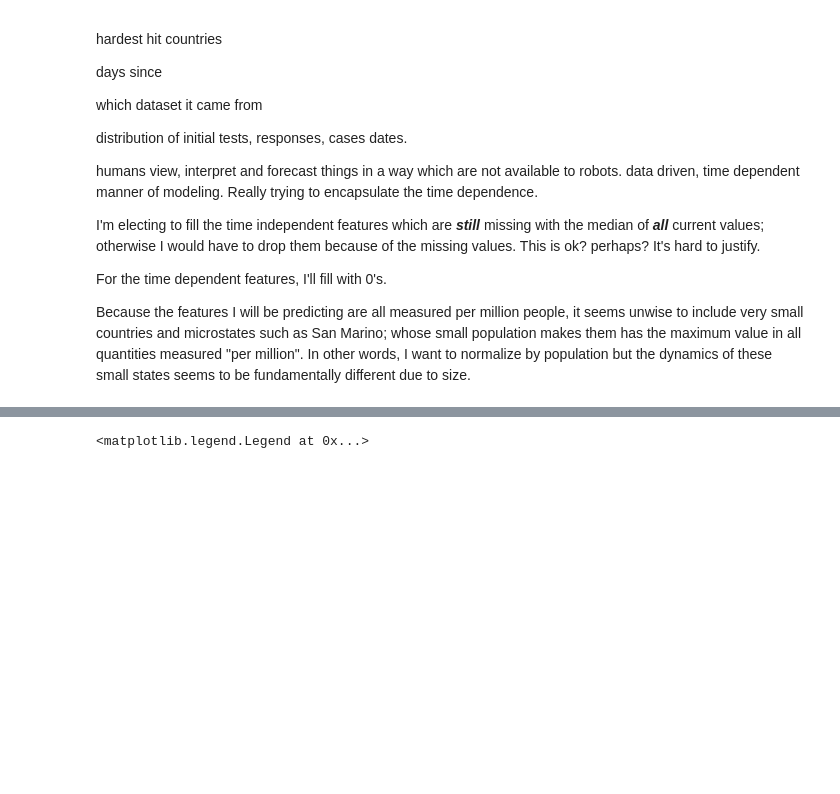
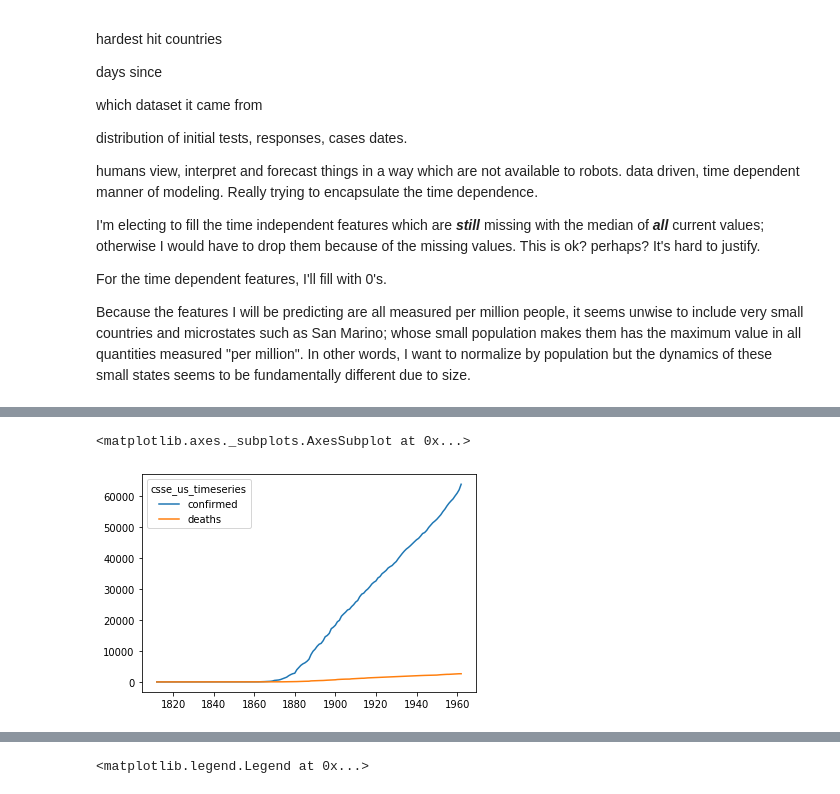
Before and after one commit to mgudorf/datsci, a Jupyter notebook: capstone2/COVID19_data_cleaning_and_exploration.ipynb, the cells around one changed output, grey strips where cells are left out. Saved outputs shown, nothing was run; the diff lists cells and outputs as text; code cells hidden in the pictures; blank space fills up the shorter version.

```diff
--- a/capstone2/COVID19_data_cleaning_and_exploration.ipynb
+++ b/capstone2/COVID19_data_cleaning_and_exploration.ipynb
@@ -1261,3 +1255,8 @@ plt.savefig('GAvsMIdeaths.jpg')
+# %%
+usa_time_series_df.reset_index()[(usa_time_series_df.reset_index().location=='Georgia')].iloc[:, -2:].plot()
+# %% [output]
+<matplotlib.axes._subplots.AxesSubplot at 0x...>
+[figure, added]
 # %%
 fig, ax = plt.subplots(figsize=(10,5))
 
```
Also changed, not shown: parts of 38 cells of this notebook, 4 other files.
